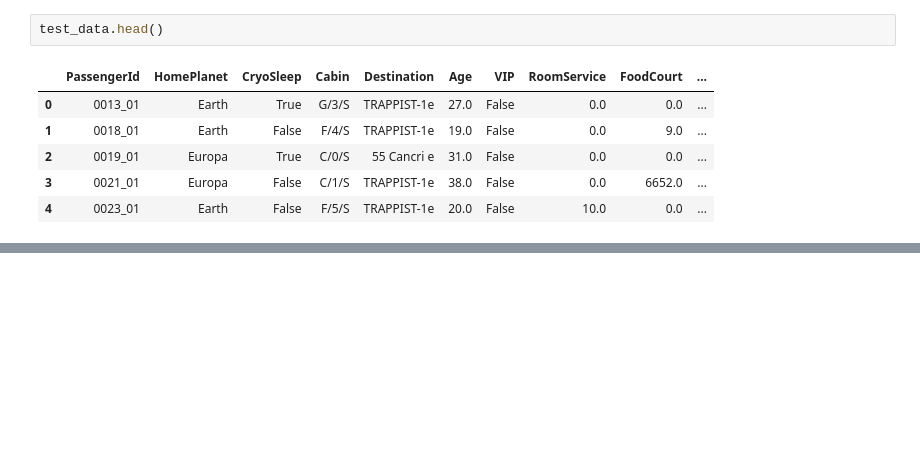
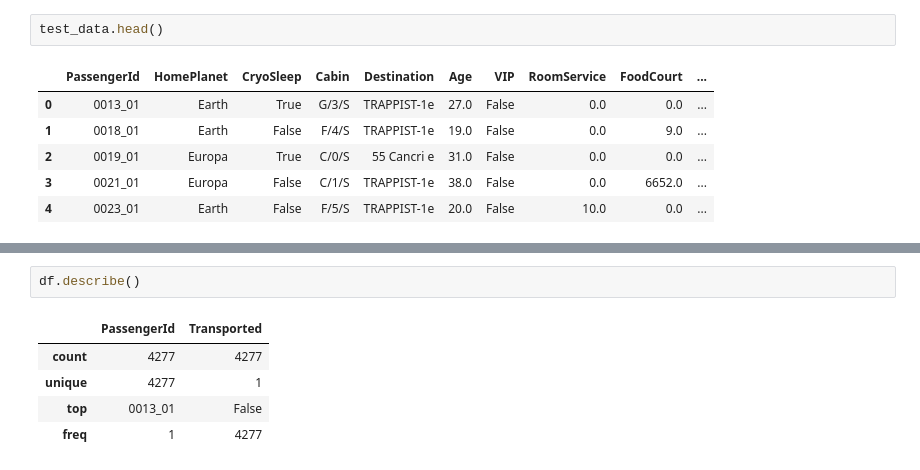
Before and after one commit to gboyeg/Spaceship-Titanic, a Jupyter notebook: spaceship_data.ipynb, the cells around one changed output, grey strips where cells are left out. Saved outputs shown, nothing was run; the diff lists cells and outputs as text; blank space fills up the shorter version.

```diff
--- a/spaceship_data.ipynb
+++ b/spaceship_data.ipynb
@@ -65,0 +84,8 @@ test_data.head()
+# %%
+df.describe()
+# %% [output]
+|  | PassengerId | Transported |
+| count | 4277 | 4277 |
+| unique | 4277 | 1 |
+| top | 0013_01 | False |
+| freq | 1 | 4277 |
```
Also changed, not shown: parts of 10 cells of this notebook.
